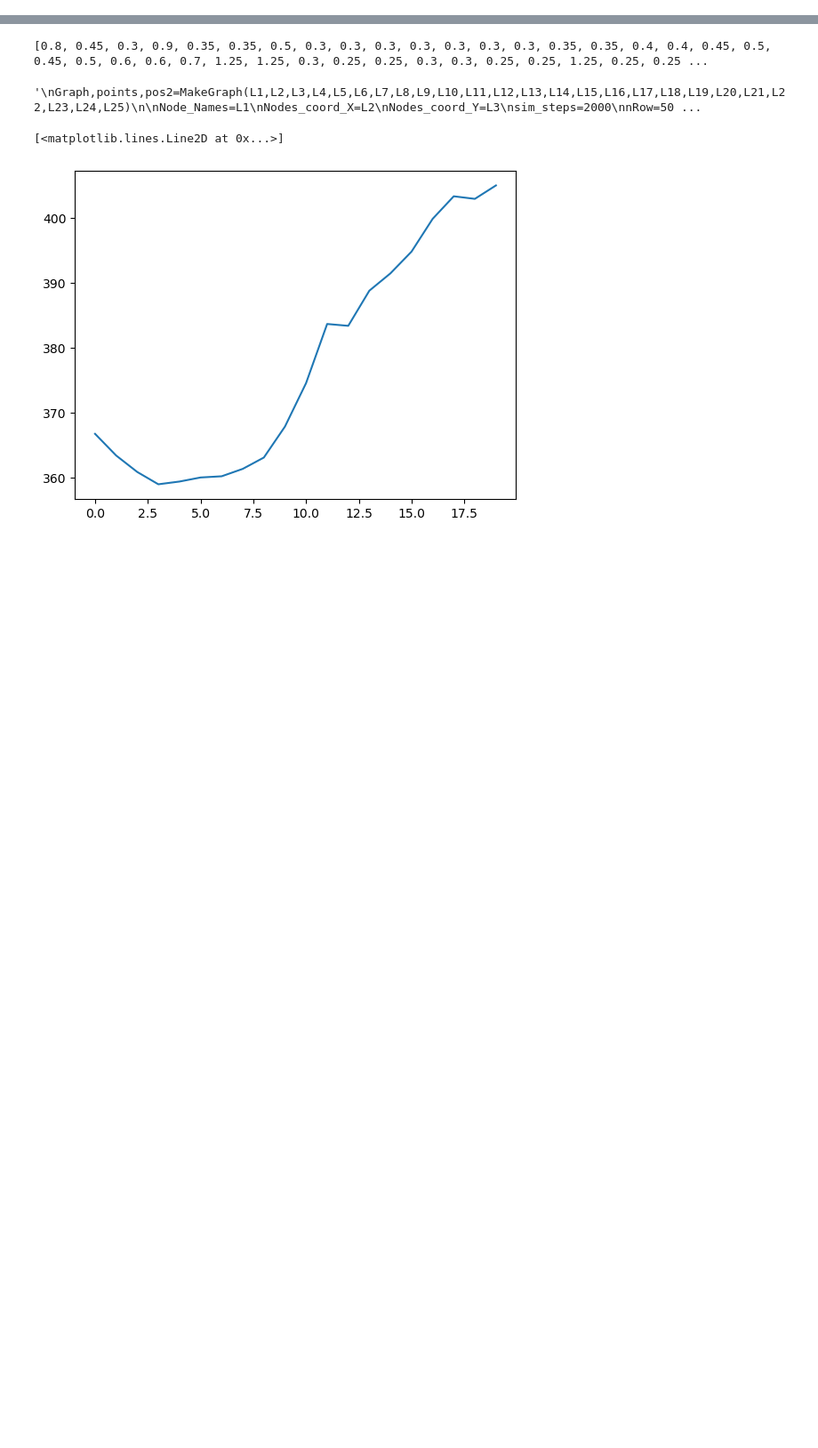
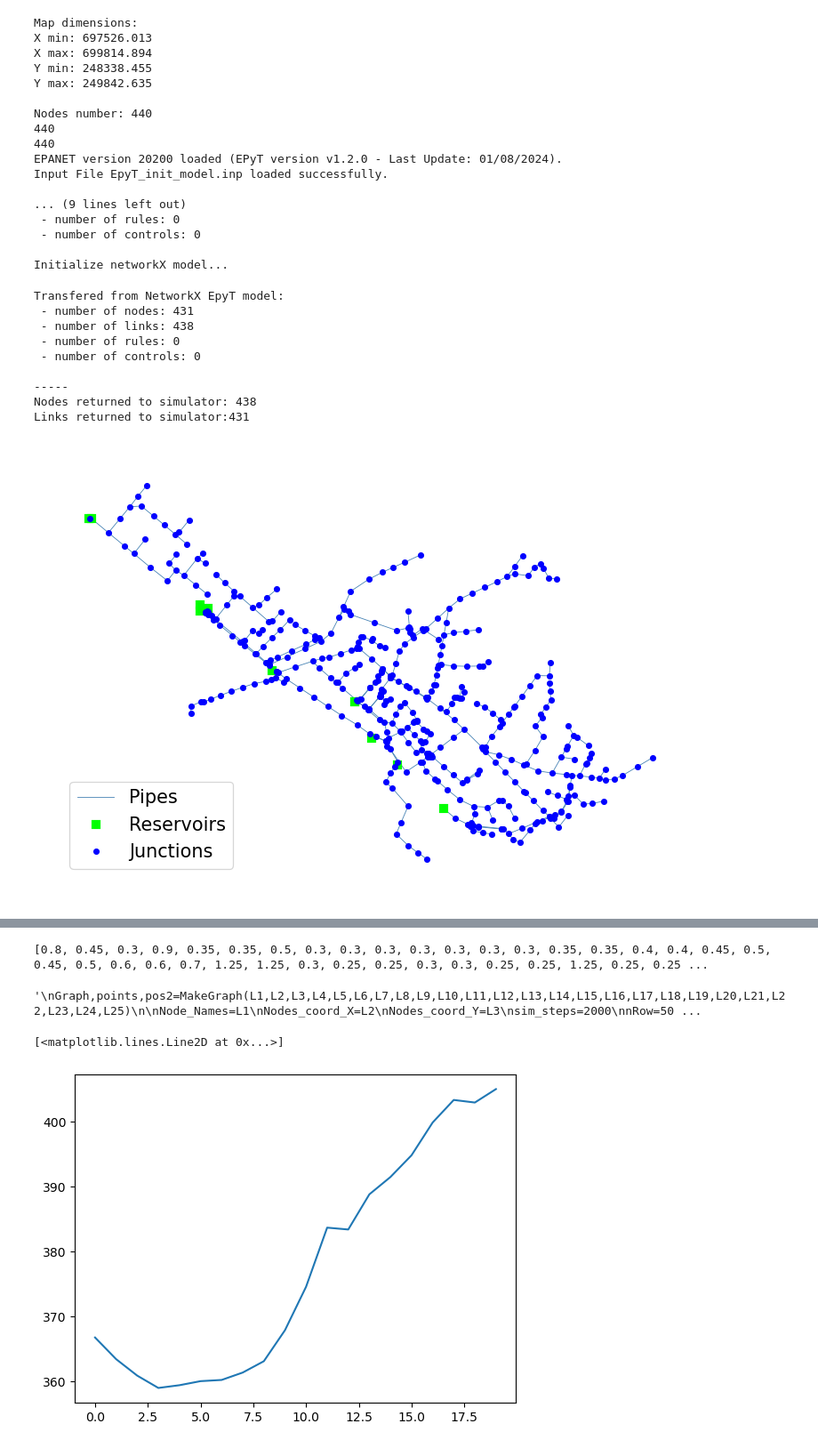
Before and after one commit to sergey32355/UTWIN_notebooks, a Jupyter notebook: GUI_notebooks.ipynb, the cells around one changed output, grey strips where cells are left out. Shown at 89% size. Cells and saved outputs as stored; diff of their text form; code cells hidden in the pictures; blank space fills up the shorter version.

```diff
--- a/GUI_notebooks.ipynb
+++ b/GUI_notebooks.ipynb
@@ -2263,0 +2953,61 @@ sys.exit(app.exec())
+# %%
+fn="C:\\Users\\shse\\Documents\\ANACONDA\\UTwin_notebooks\\UTWIN_notebooks\\faf_feb16_apr20.inp"
+L1,L2,L3,L4,L5,L6,L7,L8,L8_1,L8_2,L8_3,L8_4,L8_5,L9,L10,L11,L12,L13,L14,L15,L16,L17,L18,L19,L20,L21,L22,L23,L24,L25=utr.OpenInp(fn)
+Graph,points,pos2=MakeGraph(L1,L2,L3,L4,L5,L6,L7,L8,L8_1,L8_2,L8_3,L8_4,L8_5,L9,L10,L11,L12,L13,L14,L15,L16,L17,L18,L19,L20,L21,L22,L23,L24,L25)
+
+time_series=GenerateSpatialDomain(scenario="Clouds",nodes=L1,
+                                                     time_series_length=5000,
+                                                     nodes_X=L2,
+                                                     nodes_Y=L3,
+                                                     spatial_domain_nRows=50,
+                                                     spatial_domain_nCol=50,
+                                                     rand_gen_type="nlmpy",#"const","nlmpy", "lorenz_attractor", "white_noise","const"
+                                                     clouds_max_h=0.76,
+                                                     terrain_max_h=0.76,
+                                                     clouds_grad_transition=6,
+                                                     save_history=False,
+                                                     histry_dir="",
+                                                     #this are the subdir names
+                                                     sub_dir_clouds_history="",
+                                                     sub_dir_terrain_hist="",
+                                                     sub_dir_time_series_nodes_intake="",
+                                                     sub_dir_nodes_params=""
+                                                 )
+
+
+print(len(time_series))
+print(len(L1))
+#create time series
+network,nodes_names,pipe_names=EpyT_makeNet(Graph,NodeNames=L1,useWaterInputs=True,PatternsTimeSerries=time_series)
+print("-----")
+print("Nodes returned to simulator: "+str(len(nodes_names)))
+print("Links returned to simulator:"+str(len(pipe_names)))
+network.plot()
+# %% [output]
+Map dimensions:
+X min: 697526.013
+X max: 699814.894
+Y min: 248338.455
+Y max: 249842.635
+
+Nodes number: 440
+440
+440
+EPANET version 20200 loaded (EPyT version v1.2.0 - Last Update: 01/08/2024).
+Input File EpyT_init_model.inp loaded successfully.
+
+... (9 lines left out)
+ - number of rules: 0
+ - number of controls: 0
+
+Initialize networkX model...
+Transfered from NetworkX EpyT model:
+ - number of nodes: 431
+ - number of links: 438
+ - number of rules: 0
+ - number of controls: 0
+
+-----
+Nodes returned to simulator: 438
+Links returned to simulator:431
+[figure, added]
```
Also changed, not shown: parts of 15 cells of this notebook, 32 other files.
